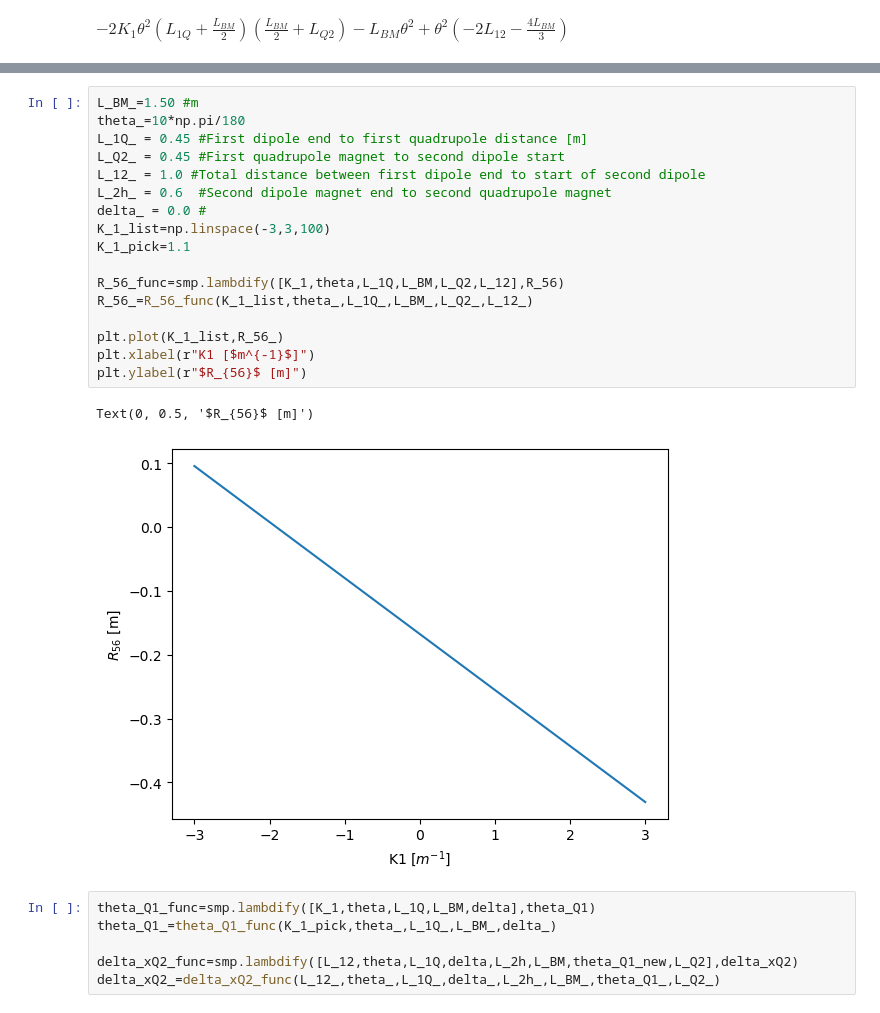
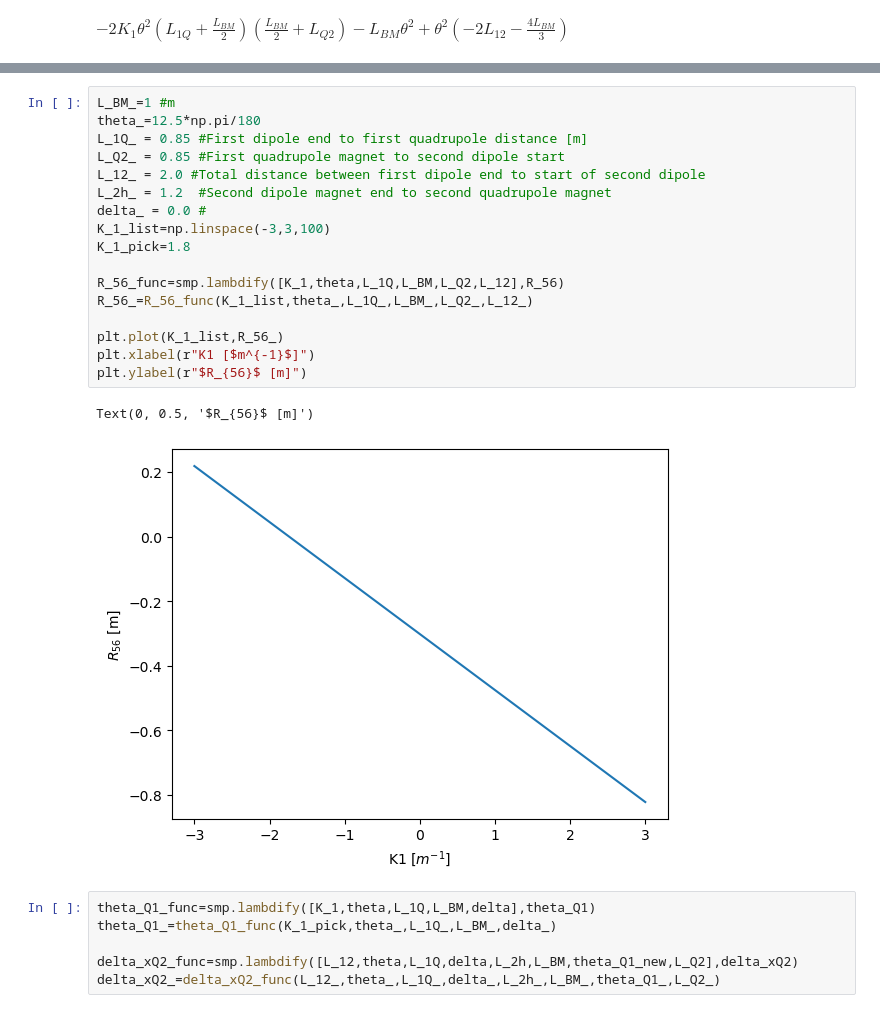
Before and after one commit to sebastiankalos/JAI_project, a Jupyter notebook: bunch_compressor.ipynb, the cells around one changed output, grey strips where cells are left out. Cells and saved outputs as stored; diff of their text form.

```diff
--- a/bunch_compressor.ipynb
+++ b/bunch_compressor.ipynb
@@ -297,25 +258,25 @@ delta_xQ2
 # %% [output]
 $\displaystyle - L_{12} \tan{\left(\theta \right)} + L_{1Q} \tan{\left(\frac{\theta}{\delta + 1} \right)} + L_{2h} \tan{\left(\frac{\theta_{new}}{\delta + 1} \right)} - 2 L_{BM} \tan{\left(\frac{\theta}{2} \right)} + L_{BM} \tan{\left(\frac{\theta}{2 \delta + 2} \right)} + L_{BM} \tan{\left(\frac{\frac{\theta}{2} + \theta_{new}}{\delta + 1} \right)} + L_{Q2} \tan{\left(\frac{\theta + \theta_{new}}{\delta + 1} \right)}$
 # %%
-L_BM_=1.50 #m
-theta_=10*np.pi/180
-L_1Q_ = 0.45 #First dipole end to first quadrupole distance [m]
-L_Q2_ = 0.45 #First quadrupole magnet to second dipole start
-L_12_ = 1.0 #Total distance between first dipole end to start of second dipole
-L_2h_ = 0.6  #Second dipole magnet end to second quadrupole magnet
+L_BM_=1 #m
+theta_=12.5*np.pi/180
+L_1Q_ = 0.85 #First dipole end to first quadrupole distance [m]
+L_Q2_ = 0.85 #First quadrupole magnet to second dipole start
+L_12_ = 2.0 #Total distance between first dipole end to start of second dipole
+L_2h_ = 1.2  #Second dipole magnet end to second quadrupole magnet
 delta_ = 0.0 #
 K_1_list=np.linspace(-3,3,100)
-K_1_pick=1.1
+K_1_pick=1.8
 
 R_56_func=smp.lambdify([K_1,theta,L_1Q,L_BM,L_Q2,L_12],R_56)
 R_56_=R_56_func(K_1_list,theta_,L_1Q_,L_BM_,L_Q2_,L_12_)
 
 plt.plot(K_1_list,R_56_)
 plt.xlabel(r"K1 [$m^{-1}$]")
 plt.ylabel(r"$R_{56}$ [m]")
 # %% [output]
 Text(0, 0.5, '$R_{56}$ [m]')
-[figure, old version]
+[figure, new version]
 # %%
 theta_Q1_func=smp.lambdify([K_1,theta,L_1Q,L_BM,delta],theta_Q1)
 theta_Q1_=theta_Q1_func(K_1_pick,theta_,L_1Q_,L_BM_,delta_)
```
Also changed, not shown: parts of 10 cells of this notebook, 25 other files.
